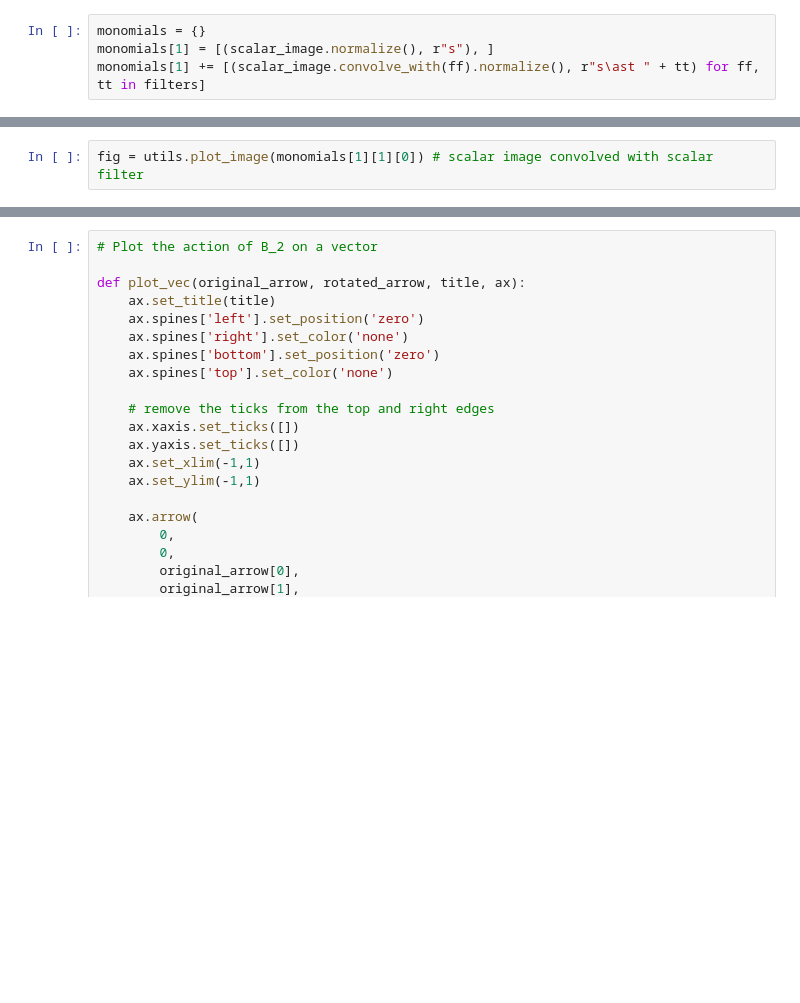
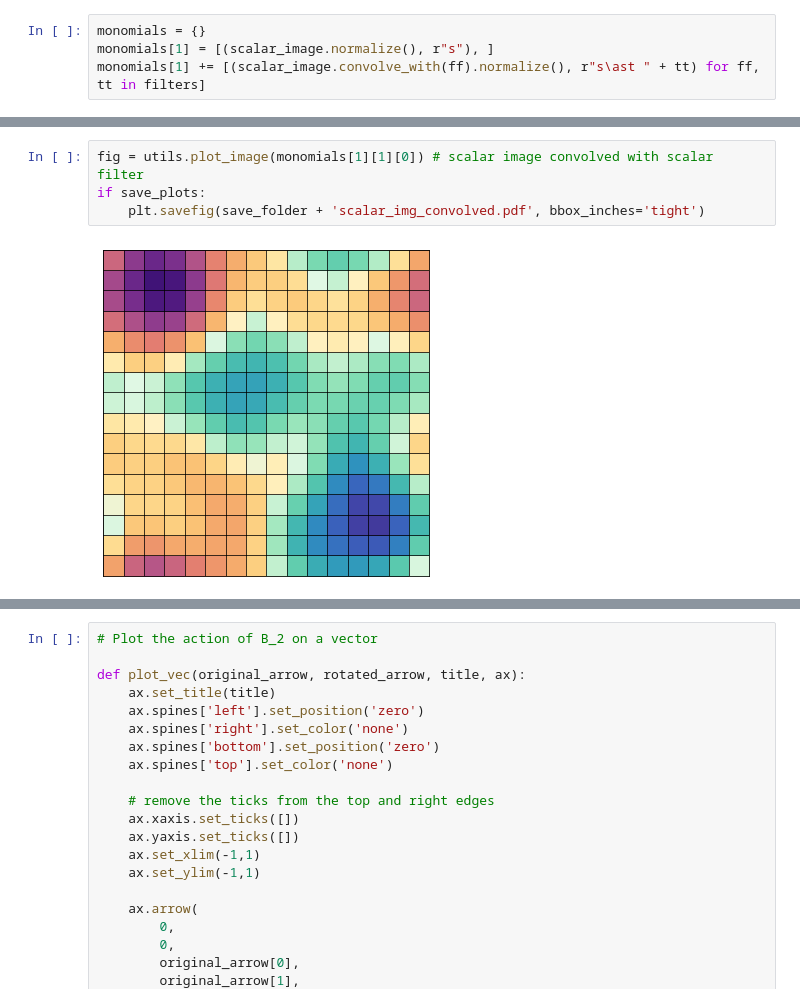
Before and after one commit to WilsonGregory/ginjax, a Jupyter notebook: notebooks/make_figures_for_paper.ipynb, the cells around one changed output, grey strips where cells are left out. Drawn from its saved outputs; the diff is of its cells as text; blank space fills up the shorter version.

```diff
--- a/notebooks/make_figures_for_paper.ipynb
+++ b/notebooks/make_figures_for_paper.ipynb
@@ -114,4 +145,8 @@ fig = utils.plot_image(monomials[1][0][0]) #scalar image
 # %%
 fig = utils.plot_image(monomials[1][1][0]) # scalar image convolved with scalar filter
+if save_plots:
+    plt.savefig(save_folder + 'scalar_img_convolved.pdf', bbox_inches='tight')
+# %% [output]
+[figure, added]
 # %%
 fig = utils.plot_image(monomials[1][2][0]) #scalar image convolved with vector filter
```
Also changed, not shown: parts of 12 cells of this notebook.
